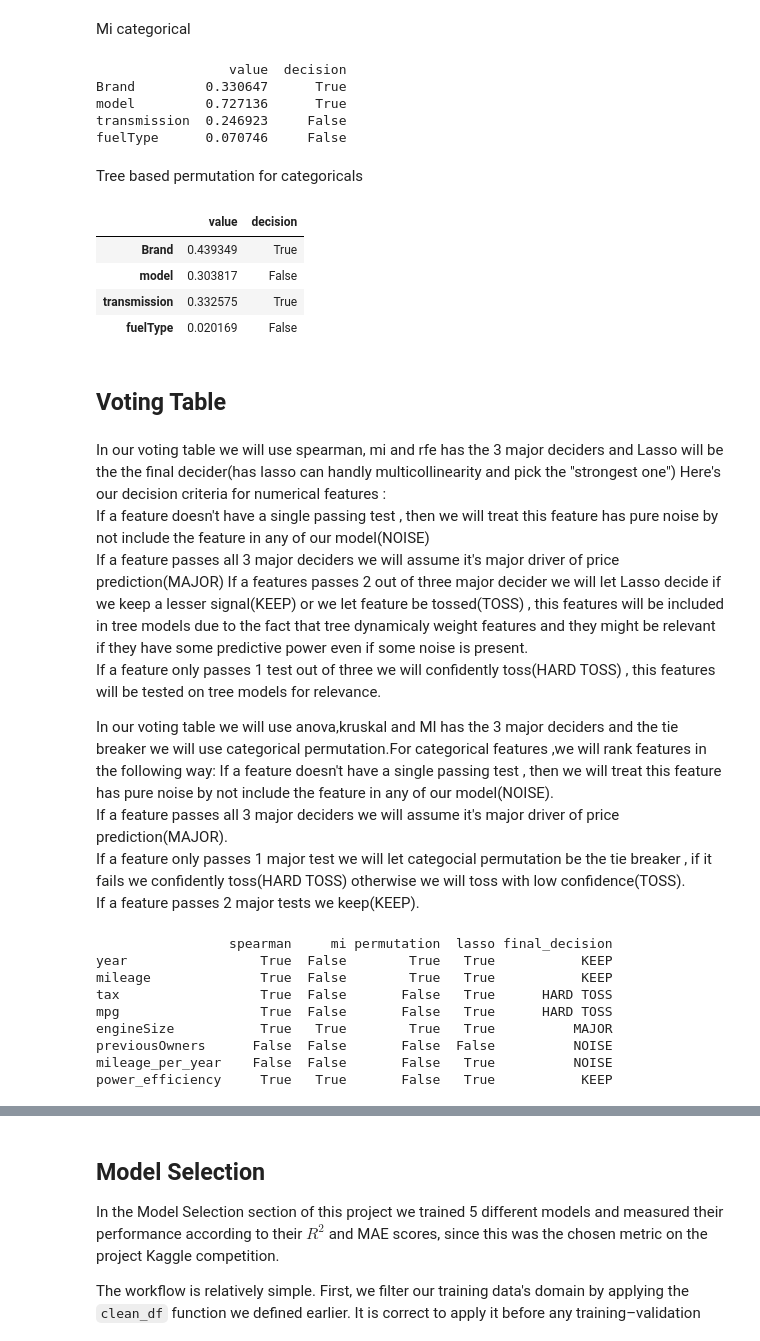
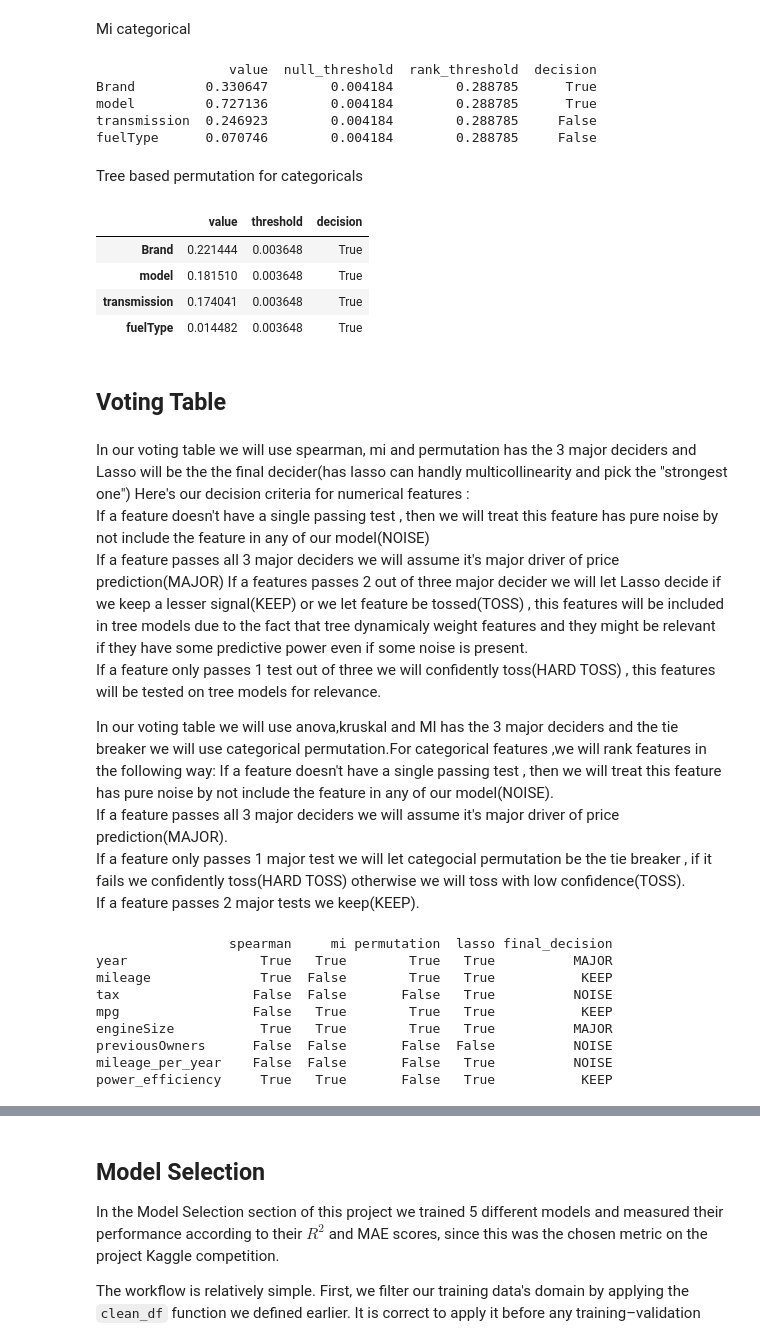
Before and after one commit to rmmandrade/ml2526, a Jupyter notebook: GridTest.ipynb, the cells around one changed output, grey strips where cells are left out. Drawn from its saved outputs; the diff is of its cells as text; code cells hidden in the pictures.

```diff
--- a/GridTest.ipynb
+++ b/GridTest.ipynb
@@ -2174,13 +2308,13 @@ def mi_categorical_decision(X_cat, y,pct=50):
     })
 # %%
-mi_cat = mi_categorical_decision(X_train_cat,y_train)
+mi_cat = mi_categorical_decision_null(X_train_cat,y_train)
 print(mi_cat)
 # %% [output]
-                 value  decision
-Brand         0.330647      True
-model         0.727136      True
-transmission  0.246923     False
-fuelType      0.070746     False
+                 value  null_threshold  rank_threshold  decision
+Brand         0.330647        0.004184        0.288785      True
+model         0.727136        0.004184        0.288785      True
+transmission  0.246923        0.004184        0.288785     False
+fuelType      0.070746        0.004184        0.288785     False
 # %% [markdown]
 Tree based permutation for categoricals
 # %%
@@ -2232,17 +2379,17 @@ def categorical_permutation_decision( X_train_cat, y_train,X_val_cat, y_val,pct=
     )
 # %%
-perm_cat=categorical_permutation_decision(X_train_cat, y_train,X_val_cat, y_val)
+perm_cat=categorical_permutation_decision_null(X_train_cat, y_train,X_val_cat, y_val)
 perm_cat
 # %% [output]
-|  | value | decision |
-| Brand | 0.439349 | True |
-| model | 0.303817 | False |
-| transmission | 0.332575 | True |
-| fuelType | 0.020169 | False |
+|  | value | threshold | decision |
+| Brand | 0.221444 | 0.003648 | True |
+| model | 0.181510 | 0.003648 | True |
+| transmission | 0.174041 | 0.003648 | True |
+| fuelType | 0.014482 | 0.003648 | True |
 # %% [markdown]
 ## Voting Table
 # %% [markdown]
-In our voting table we will use spearman, mi and rfe has the 3 major deciders and Lasso will be the the final decider(has lasso can handly multicollinearity and pick the "strongest one")
+In our voting table we will use spearman, mi and permutation has the 3 major deciders and Lasso will be the the final decider(has lasso can handly multicollinearity and pick the "strongest one")
 Here's our decision criteria for numerical features :
 If a feature doesn't have a single passing test , then we will treat this feature has pure noise by not include the feature in any of our model(NOISE)
 If a feature passes all 3 major deciders we will assume it's major driver of price prediction(MAJOR)
@@ -2287,17 +2434,17 @@ for col in X_train_num_scaled.columns:
         spearman_decision=spearman.loc[col, "decision"],
         mi_decision=mi.loc[col, "decision"],
         permutation_decision=perm.loc[col, "decision"],
-        lasso_decision=lasso_keep[col]
+        lasso_decision=lasso_keep[col],
     )
 
 numerical_results = pd.DataFrame(numerical_decisions).T
 print(numerical_results)
 # %% [output]
                  spearman     mi permutation  lasso final_decision
-year                 True  False        True   True           KEEP
+year                 True   True        True   True          MAJOR
 mileage              True  False        True   True           KEEP
-tax                  True  False       False   True      HARD TOSS
-mpg                  True  False       False   True      HARD TOSS
+tax                 False  False       False   True          NOISE
+mpg                 False   True        True   True           KEEP
 engineSize           True   True        True   True          MAJOR
 previousOwners      False  False       False  False          NOISE
 mileage_per_year    False  False       False   True          NOISE
```
Also changed, not shown: parts of 30 cells of this notebook, 2 other files.
